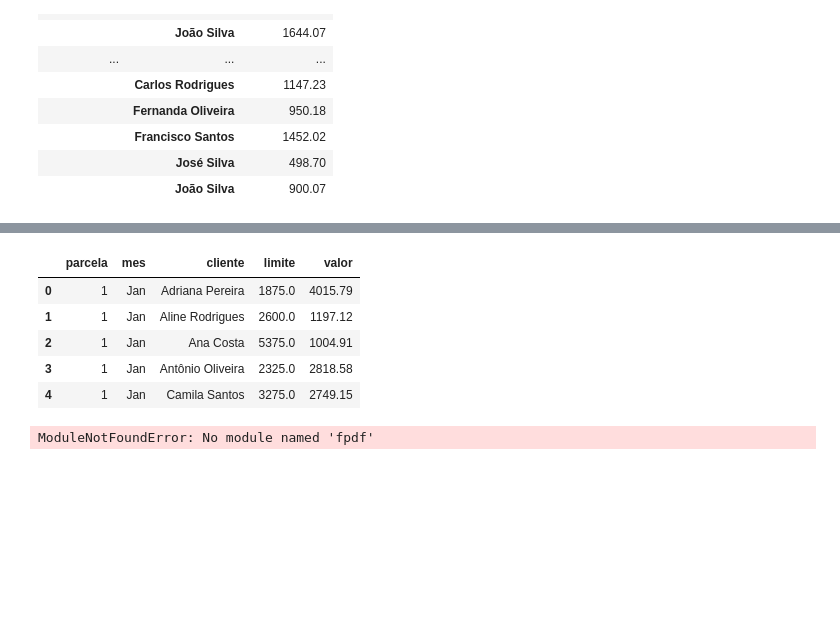
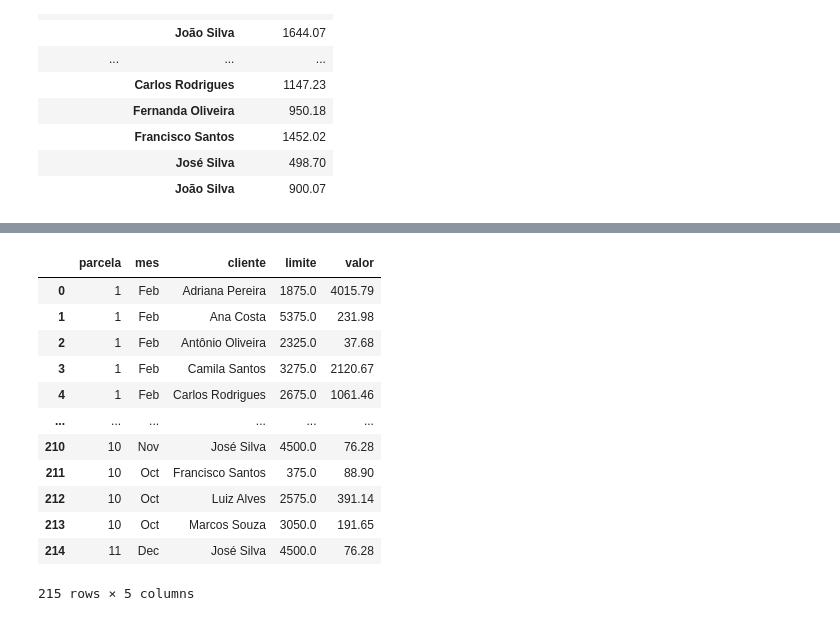
Before and after one commit to martinlietz/squadcinza_projeto3, a Jupyter notebook: projeto.ipynb, the cells around one changed output, grey strips where cells are left out. Saved outputs shown, nothing was run; the diff lists cells and outputs as text; code cells hidden in the pictures; blank space fills up the shorter version.

```diff
--- a/projeto.ipynb
+++ b/projeto.ipynb
@@ -235,9 +235,9 @@ for i in df_total.values:
         mes = 0
         data_pagamento = dt.datetime(data_operacao.year, data_operacao.month,vencim.day)
         data_pagamento = data_pagamento + relativedelta(months=n)
-        if data_operacao.day > vencim.day and n==0:
+        if data_operacao.day > vencim.day:
             data_pagamento = data_pagamento + relativedelta(months=1)
 
-        df_total_com_parcelas.loc[0 if pd.isnull(df_total_com_parcelas.index.max()) else df_total_com_parcelas.index.max() + 1] = [cliente, limite, data_operacao, valor,
-            num_parcelas, str(n+1), data_pagamento, parcela]
+        df_total_com_parcelas.loc[0 if pd.isnull(df_total_com_parcelas.index.max()) else df_total_com_parcelas.index.max() + 1] = [cliente, limite, data_pagamento, valor,
+            num_parcelas, str(n+1), data_operacao, parcela]
         #print(i)
@@ -312,4 +348,4 @@ result_2.groupby([result_2['num_parcela'], result_2['cliente']]).agg({'valor_par
 |  | José Silva | 498.70 |
 |  | João Silva | 900.07 |
 # %%
-result_2['mes_parcela'] = result_2['num_parcela'].apply(lambda x: dt.date(2021, x, 1).strftime('%b'))
+result_2['mes_parcela'] = result_2['dt_pagamento'].apply(lambda x: x.strftime('%b'))
@@ -320,10 +366,17 @@ dfResult = result_2.groupby([result_2['num_parcela'], result_2['mes_parcela'], r
 dfResult.columns = ['parcela', 'mes','cliente','limite', 'valor']
 # %%
-dfResult.head()
+dfResult
 # %% [output]
 |  | parcela | mes | cliente | limite | valor |
-| 0 | 1 | Jan | Adriana Pereira | 1875.0 | 4015.79 |
-| 1 | 1 | Jan | Aline Rodrigues | 2600.0 | 1197.12 |
-| 2 | 1 | Jan | Ana Costa | 5375.0 | 1004.91 |
-| 3 | 1 | Jan | Antônio Oliveira | 2325.0 | 2818.58 |
-| 4 | 1 | Jan | Camila Santos | 3275.0 | 2749.15 |
+| 0 | 1 | Feb | Adriana Pereira | 1875.0 | 4015.79 |
+| 1 | 1 | Feb | Ana Costa | 5375.0 | 231.98 |
+| 2 | 1 | Feb | Antônio Oliveira | 2325.0 | 37.68 |
+| 3 | 1 | Feb | Camila Santos | 3275.0 | 2120.67 |
+| 4 | 1 | Feb | Carlos Rodrigues | 2675.0 | 1061.46 |
+| ... | ... | ... | ... | ... | ... |
+| 210 | 10 | Nov | José Silva | 4500.0 | 76.28 |
+| 211 | 10 | Oct | Francisco Santos | 375.0 | 88.90 |
+| 212 | 10 | Oct | Luiz Alves | 2575.0 | 391.14 |
+| 213 | 10 | Oct | Marcos Souza | 3050.0 | 191.65 |
+| 214 | 11 | Dec | José Silva | 4500.0 | 76.28 |
+215 rows × 5 columns
@@ -334,22 +382,0 @@ dfResult.head()
-# %%
-# pip install fpdf2
-from fpdf import FPDF, HTMLMixin
-import pandas as pd
-
-class PDF(FPDF, HTMLMixin):
-    def __init__(self, orientation):
-
-        super().__init__(orientation)
-
-    def generatePDFfromDF(self, df):
-        self.add_page()
-
-        pd.set_option('display.max_colwidth', 40)
-        html = df.to_html(col_space='75px', index=False)
-        html = str(html).replace("style=\"min-width: 75px;\"", "width='75'")
-        #print(html)
-        self.write_html(html)
-
-        self.output("html.pdf")
-# %% [output]
-ModuleNotFoundError: No module named 'fpdf'
```
Also changed, not shown: parts of 26 cells of this notebook.
